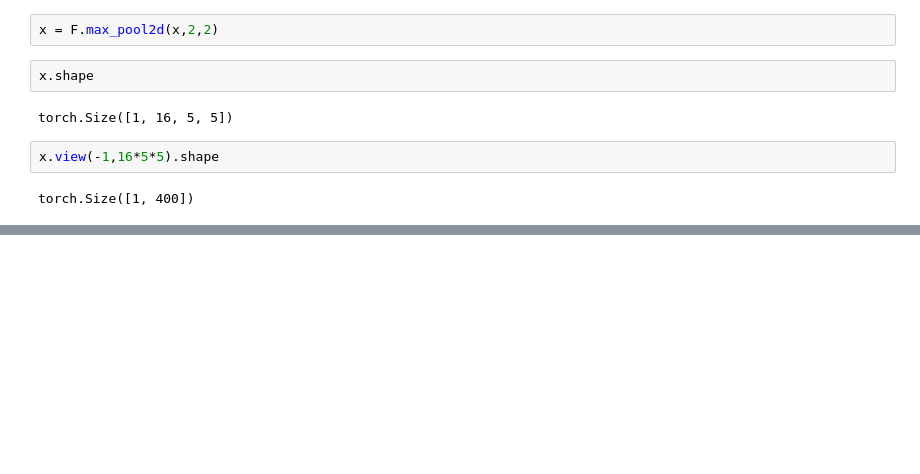
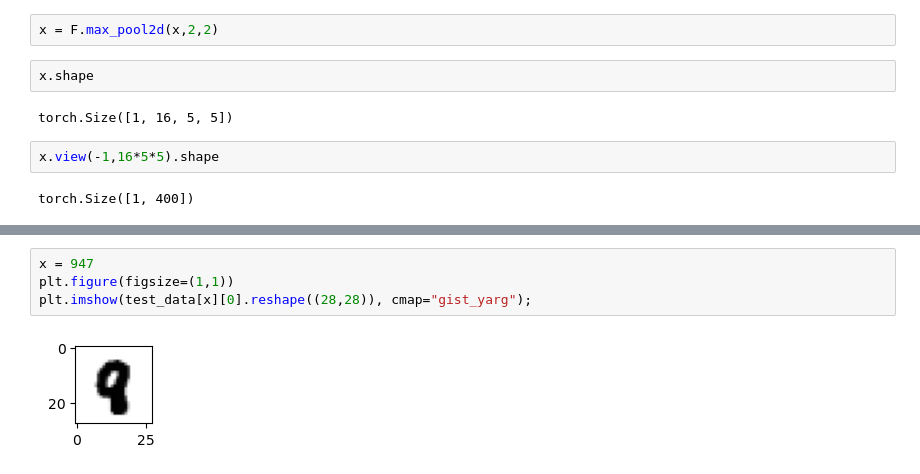
Before and after one commit to cmurray4492/PythonProjects, a Jupyter notebook: Machine_Learning/PyTorch/PyTorch_CNN_Msint_Dataset.ipynb, the cells around one changed output, grey strips where cells are left out. Drawn from its saved outputs; the diff is of its cells as text; blank space fills up the shorter version.

```diff
--- a/Machine_Learning/PyTorch/PyTorch_CNN_Msint_Dataset.ipynb
+++ b/Machine_Learning/PyTorch/PyTorch_CNN_Msint_Dataset.ipynb
@@ -81,0 +305,6 @@ torch.Size([1, 400])
+# %%
+x = 947
+plt.figure(figsize=(1,1))
+plt.imshow(test_data[x][0].reshape((28,28)), cmap="gist_yarg");
+# %% [output]
+[figure, added]
```
Also changed, not shown: parts of 25 cells of this notebook, 1 other file.
